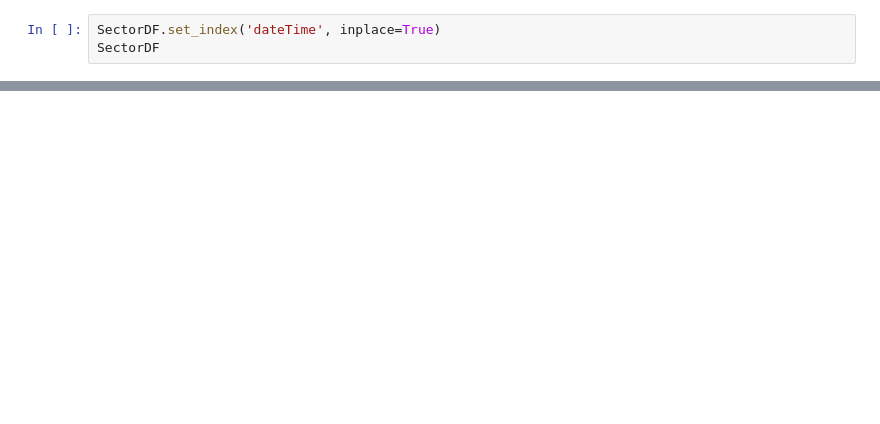
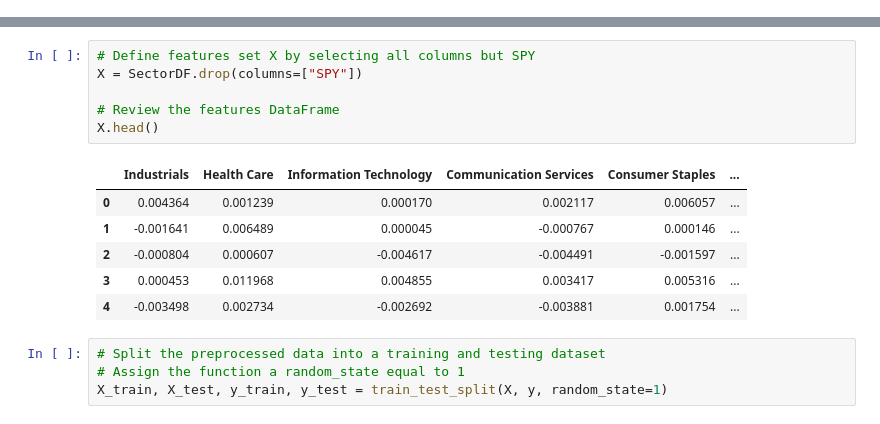
Before and after one commit to Analitico-771/machine_learning_index_prediction, a Jupyter notebook: neuralnetwork.ipynb, the cells around one changed output, grey strips where cells are left out. Cells and saved outputs as stored; diff of their text form; blank space fills up the shorter version.

```diff
--- a/neuralnetwork.ipynb
+++ b/neuralnetwork.ipynb
@@ -13,3 +34,0 @@ SectorDF = pd.read_sql_table('SectorDF', engine)
-# %%
-SectorDF.set_index('dateTime', inplace=True)
-SectorDF
@@ -30,0 +48,17 @@ SectorDF
+# %%
+# Define features set X by selecting all columns but SPY
+X = SectorDF.drop(columns=["SPY"])
+
+# Review the features DataFrame
+X.head()
+# %% [output]
+|  | Industrials | Health Care | Information Technology | Communication Services | Consumer Staples | ... |
+| 0 | 0.004364 | 0.001239 | 0.000170 | 0.002117 | 0.006057 | ... |
+| 1 | -0.001641 | 0.006489 | 0.000045 | -0.000767 | 0.000146 | ... |
+| 2 | -0.000804 | 0.000607 | -0.004617 | -0.004491 | -0.001597 | ... |
+| 3 | 0.000453 | 0.011968 | 0.004855 | 0.003417 | 0.005316 | ... |
+| 4 | -0.003498 | 0.002734 | -0.002692 | -0.003881 | 0.001754 | ... |
+# %%
+# Split the preprocessed data into a training and testing dataset
+# Assign the function a random_state equal to 1
+X_train, X_test, y_train, y_test = train_test_split(X, y, random_state=1)
```
Also changed, not shown: parts of 17 cells of this notebook.
